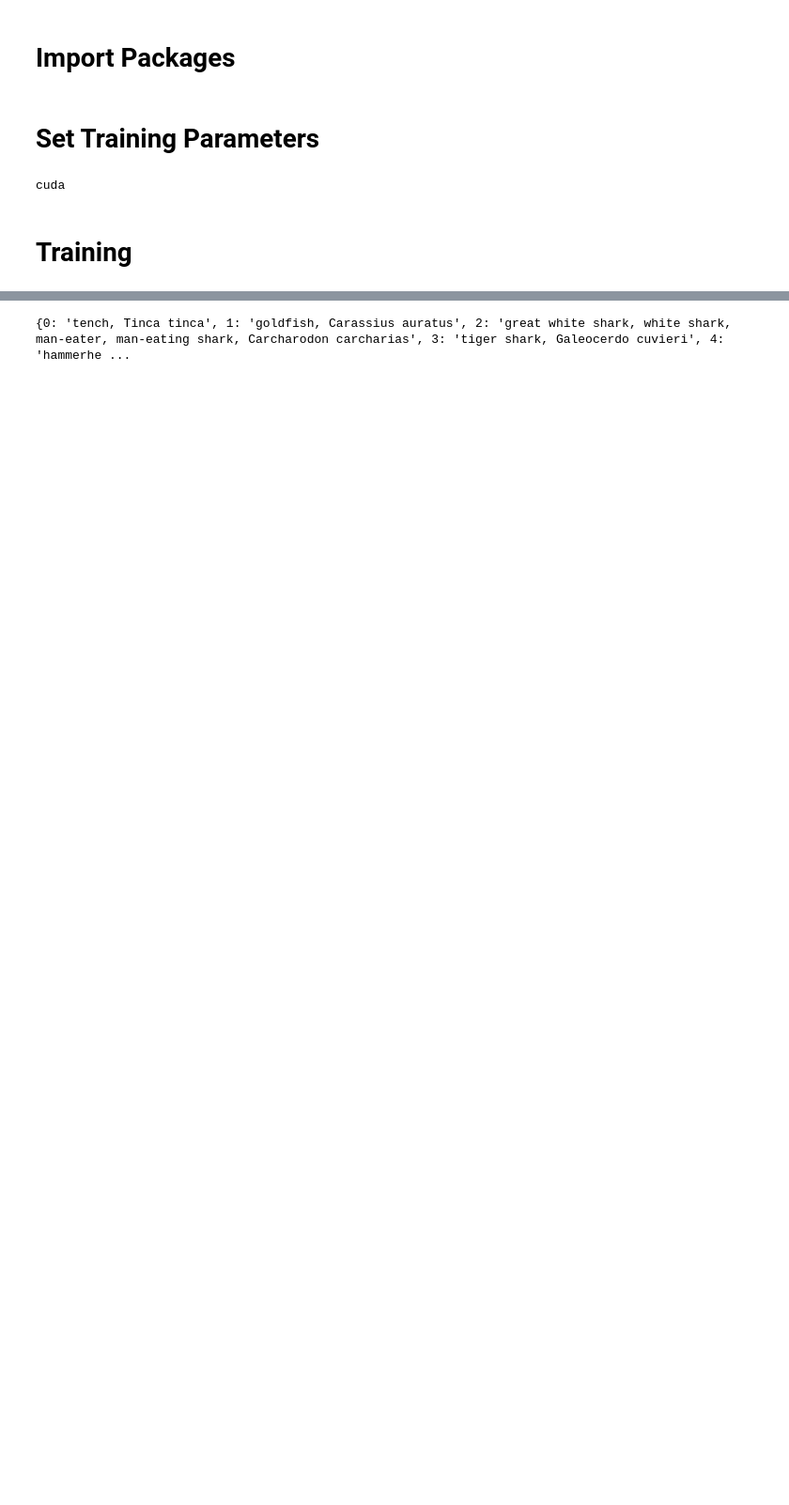
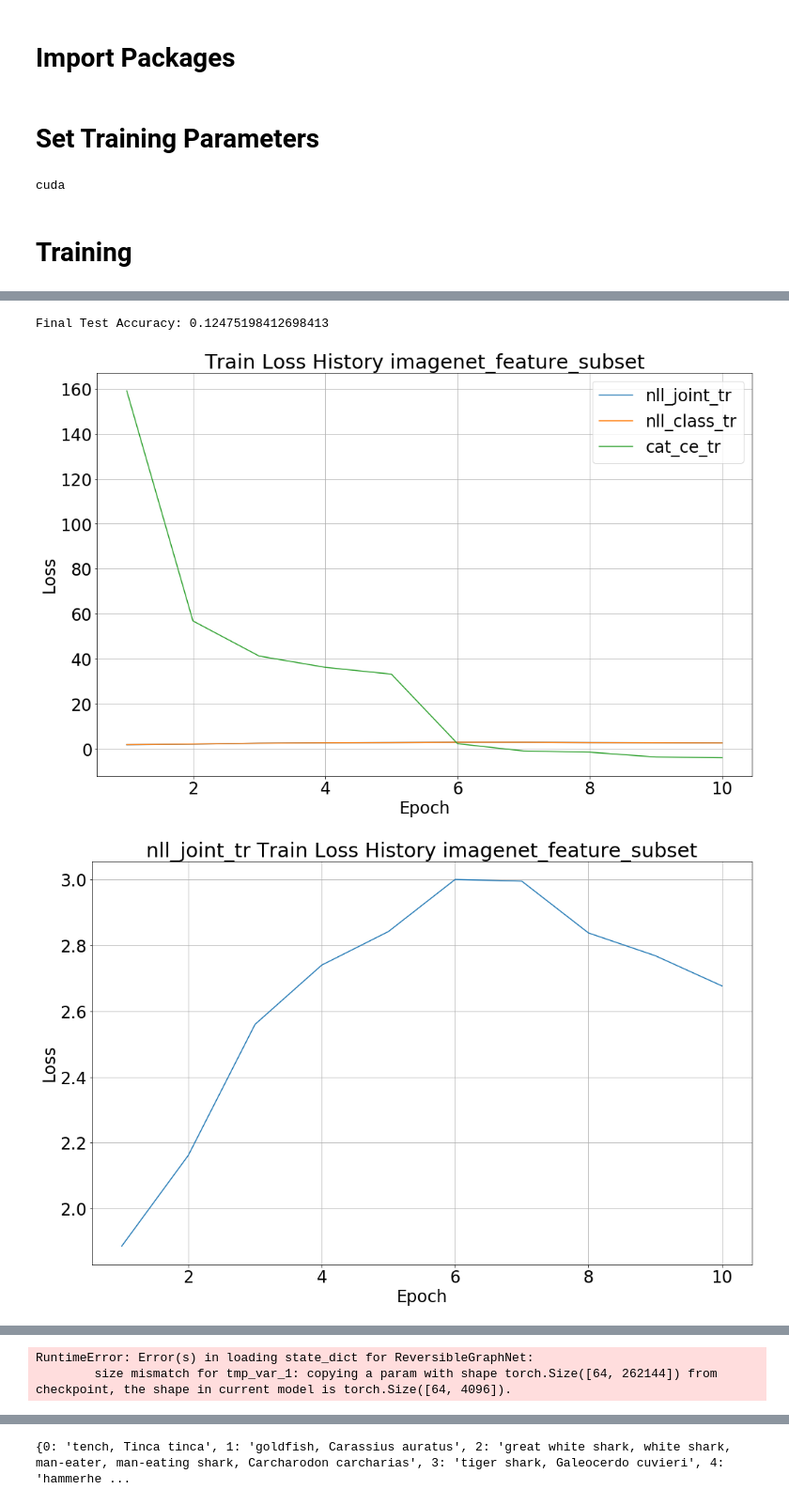
Before and after one commit to Xenovortex/INN_Embedding_Classification, a Jupyter notebook: main_imagenet_feat.ipynb, the cells around one changed output, grey strips where cells are left out. Shown at 94% size. Drawn from its saved outputs; the diff is of its cells as text; code cells hidden in the pictures; blank space fills up the shorter version.

```diff
--- a/main_imagenet_feat.ipynb
+++ b/main_imagenet_feat.ipynb
@@ -8,20 +8,20 @@ warnings.filterwarnings(action='once')
 # %% [markdown]
 # Set Training Parameters
 # %%
-num_epoch = 50
-batch_size = 1024
-lr_init = 5e-4
+num_epoch = 10
+batch_size = 64
+lr_init = 5e-5
 mu_init = 11.
 beta = 5.0
-milestones = [25, 40, 50]
-modelname = "imagenet_feature"
+milestones = [5, 8, 10]
+modelname = "imagenet_feature_subset"
 number_dev = 1
 use_vgg = True
-num_workers = 32
+num_workers = 0
 dataset = "imagenet"
 interval_log = 1
-interval_checkpoint = 10
-interval_figure = 10
+interval_checkpoint = 5
+interval_figure = 5
 
 device = gpu.get_device(number_dev)
 print(device)
@@ -72,0 +75,12 @@ Create Plots:
+# %%
+inn_exp.print_accuracy()
+# %% [output]
+Final Test Accuracy: 0.12475198412698413
+# %%
+
+inn_exp.plot_loss()
+inn_exp.outlier_histogram()
+inn_exp.calibration_curve()
+# %% [output]
+[figure, added]
+[figure, added]
@@ -72,0 +97,2 @@ Create Plots:
+RuntimeError: Error(s) in loading state_dict for ReversibleGraphNet:
+        size mismatch for tmp_var_1: copying a param with shape torch.Size([64, 262144]) from checkpoint, the shape in current model is torch.Size([64, 4096]).
```
Also changed, not shown: parts of 2 cells of this notebook, 27 other files.
